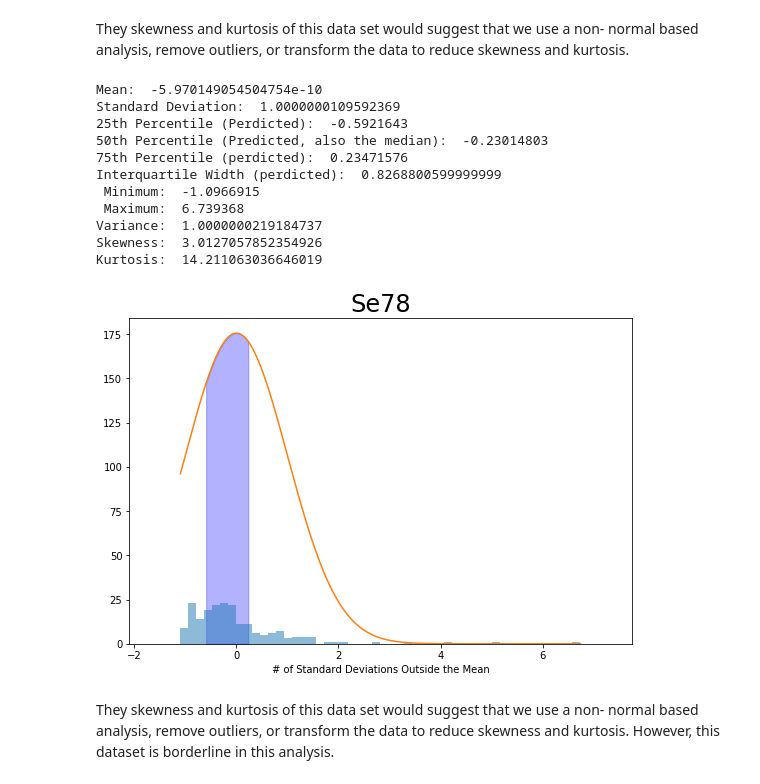
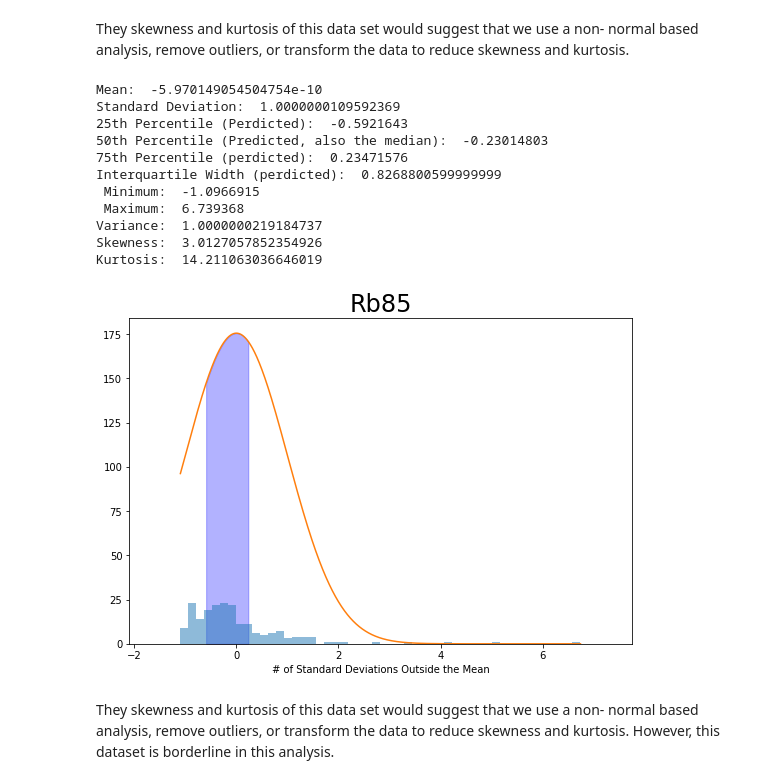
Before and after one commit to Kovacs-Lab/Aim-3, a Jupyter notebook: Ionomics/genevaionomics/IonStats.ipynb, the cells around one changed output. Cells and saved outputs as stored; diff of their text form; code cells hidden in the pictures.

```diff
--- a/Ionomics/genevaionomics/IonStats.ipynb
+++ b/Ionomics/genevaionomics/IonStats.ipynb
@@ -636,35 +636,35 @@ x2 = ion.quantile(.75)
 x_all = np.arange(ion.min(), ion.max(), 0.001)
 
 z1 = ( x1 - mu ) / sigma
 z2 = ( x2 - mu ) / sigma
 x = np.arange(z1, z2, 0.001)
 y = stats.norm.pdf(x,0,1)
 y2 = stats.norm.pdf(x_all,0,1)
 
 fig ,ax = plt.subplots(figsize=(9,6))
 ax.hist(ion,alpha = .5,bins = 50)
 ax.plot(x_all,y2*440)
 ax.fill_between(x,y*440,0, alpha=0.3, color='b')
 ax.set_xlim([ion.min()-1,ion.max()+1])
 ax.set_xlabel('# of Standard Deviations Outside the Mean')
-ax.set_title("Se78",fontsize = 24)
+ax.set_title("Rb85",fontsize = 24)
 print("Mean: ",mu,"\nStandard Deviation: ",sigma,"\n25th Percentile (Perdicted): ",x1,
       "\n50th Percentile (Predicted, also the median): ",ion.quantile(.50),"\n75th Percentile (perdicted): ",x2,
      "\nInterquartile Width (perdicted): ",x2-x1,"\n Minimum: ",ion.min(),"\n Maximum: ",ion.max(),
      "\nVariance: ",ion.var(),"\nSkewness: ",ion.skew(),"\nKurtosis: ",ion.kurt())
 # %% [output]
 Mean:  -5.970149054504754e-10
 Standard Deviation:  1.0000000109592369
 25th Percentile (Perdicted):  -0.5921643
 50th Percentile (Predicted, also the median):  -0.23014803
 75th Percentile (perdicted):  0.23471576
 Interquartile Width (perdicted):  0.8268800599999999
  Minimum:  -1.0966915
  Maximum:  6.739368
 Variance:  1.0000000219184737
 Skewness:  3.0127057852354926
 Kurtosis:  14.211063036646019
-[figure, old version]
+[figure, new version]
 # %% [markdown]
 They skewness and kurtosis of this data set would suggest that we use a non- normal based analysis, remove outliers, or transform the data to reduce skewness and kurtosis. However, this dataset is borderline in this analysis.
 # %%
```
Also changed, not shown: parts of 3 cells of this notebook.
